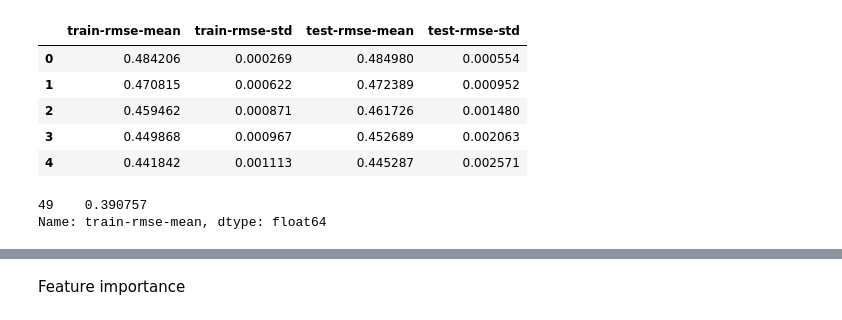
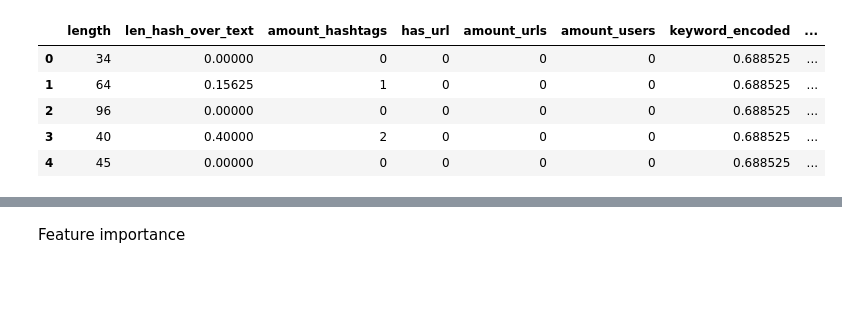
Before and after one commit to tomifarall/Orga-Datos-Tp2, a Jupyter notebook: XGBoost.ipynb, the cells around one changed output, grey strips where cells are left out. Saved outputs shown, nothing was run; the diff lists cells and outputs as text; code cells hidden in the pictures; blank space fills up the shorter version.

```diff
--- a/XGBoost.ipynb
+++ b/XGBoost.ipynb
@@ -148,14 +152,0 @@ cv_results = xgb.cv(dtrain=tweets_dmatrix, params=params, nfold=5,
-# %%
-cv_results.head()
-# %% [output]
-|  | train-rmse-mean | train-rmse-std | test-rmse-mean | test-rmse-std |
-| 0 | 0.484206 | 0.000269 | 0.484980 | 0.000554 |
-| 1 | 0.470815 | 0.000622 | 0.472389 | 0.000952 |
-| 2 | 0.459462 | 0.000871 | 0.461726 | 0.001480 |
-| 3 | 0.449868 | 0.000967 | 0.452689 | 0.002063 |
-| 4 | 0.441842 | 0.001113 | 0.445287 | 0.002571 |
-# %%
-print((cv_results["train-rmse-mean"]).tail(1))
-# %% [output]
-49    0.390757
-Name: train-rmse-mean, dtype: float64
@@ -171,0 +153,10 @@ preds = preds >=0.45 #mejor resultado que con 0.5
+# %%
+df_test = tweets_test.drop(['text', 'clean_text','location','keyword','hashtags','users','id','urls'], axis=1)
+df_test.head()
+# %% [output]
+|  | length | len_hash_over_text | amount_hashtags | has_url | amount_urls | amount_users | keyword_encoded | ... |
+| 0 | 34 | 0.00000 | 0 | 0 | 0 | 0 | 0.688525 | ... |
+| 1 | 64 | 0.15625 | 1 | 0 | 0 | 0 | 0.688525 | ... |
+| 2 | 96 | 0.00000 | 0 | 0 | 0 | 0 | 0.688525 | ... |
+| 3 | 40 | 0.40000 | 2 | 0 | 0 | 0 | 0.688525 | ... |
+| 4 | 45 | 0.00000 | 0 | 0 | 0 | 0 | 0.688525 | ... |
```
Also changed, not shown: parts of 38 cells of this notebook.
